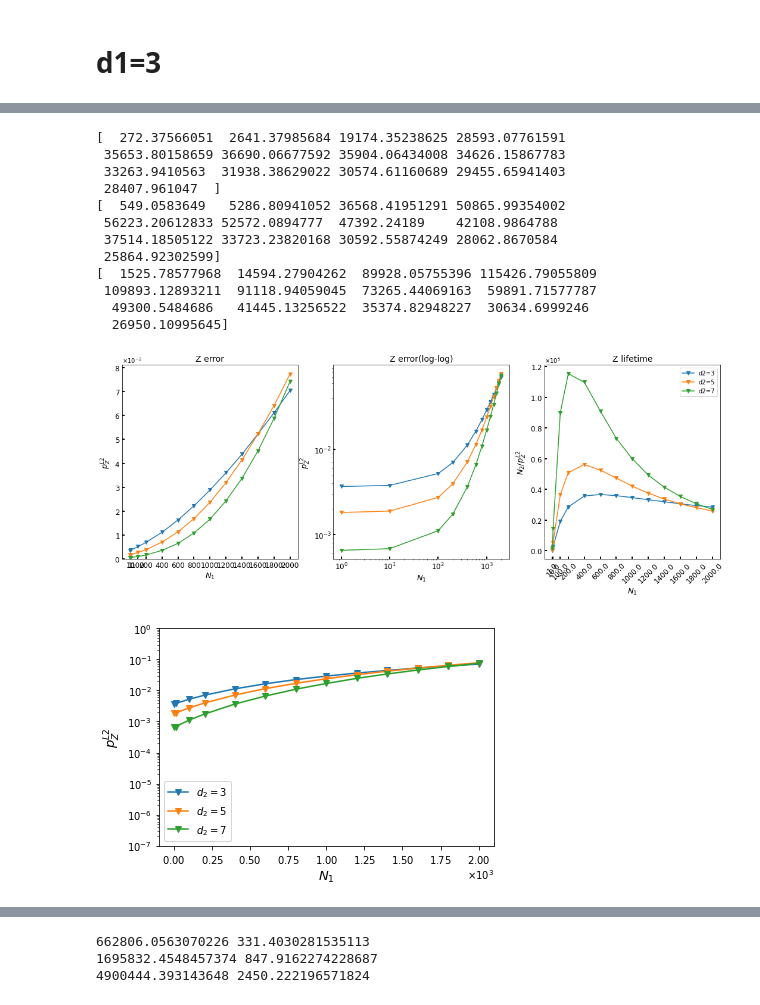
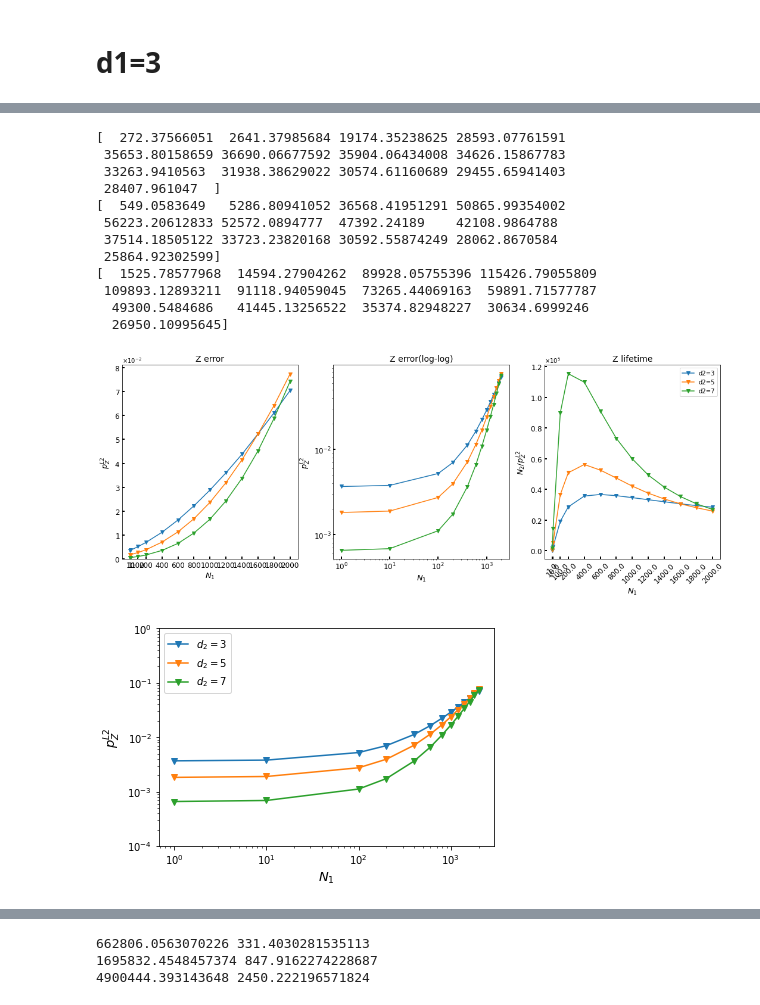
Before and after one commit to kono0924/Fujii-lab, a Jupyter notebook: surface_realistic/realistic_single_round/csv_view_0.005.ipynb, the cells around one changed output, grey strips where cells are left out. Cells and saved outputs as stored; diff of their text form; code cells hidden in the pictures.

```diff
--- a/surface_realistic/realistic_single_round/csv_view_0.005.ipynb
+++ b/surface_realistic/realistic_single_round/csv_view_0.005.ipynb
@@ -85,0 +87,30 @@ plt.show()
+# %%
+from sklearn import linear_model
+clf = linear_model.LinearRegression()
+
+cm = plt.get_cmap("tab10")
+fig, ax = plt.subplots()
+for i in range(len(code_distance_list)):
+    b = np.array(data1.loc[code_distance_list[i]])
+    X = np.log10(a).reshape(-1, 1)
+    Y = np.log10(b)
+    clf.fit(X[-5:], Y[-5:])
+    print(clf.coef_)
+    print(clf.intercept_)
+    ax.plot(a, b,marker='x',label=r"$d_{2}=$"+str(code_distance_list[i]),linewidth=0)
+    ax.plot(a, 10**clf.predict(np.log10(a).reshape(-1, 1)),marker='',color=cm(i),linestyle="dashed")
+ax.set_xlabel(r"$N_1$", fontsize=13)
+ax.set_ylabel(r'$p_X^{L2}$', fontsize=13)
+ax.set_ylim(0,)
+ax.xaxis.set_major_formatter(ptick.ScalarFormatter(useMathText=True))
+ax.ticklabel_format(style="sci",  axis="x",scilimits=(0,0))
+ax.yaxis.set_major_formatter(ptick.ScalarFormatter(useMathText=True))
+ax.ticklabel_format(style="sci",  axis="y",scilimits=(0,0))
+ax.set_xticks(a)
+ax.set_xscale("log")
+ax.set_yscale("log")
+ax.set_ylim(0.0000000001, 0.1)
+ax.legend()
+
+fig, ax = plt.subplots(figsize=(5, 3))
+ax.plot([3,5,7], [1.84612739,2.77179584,3.62315901],marker='x')
@@ -158,32 +199,33 @@ plt.show()
 
 fig, ax = plt.subplots()
 for i in range(len(code_distance_list)):
     b = np.array(data2.loc[code_distance_list[i]])
     ax.plot(a, b,marker='v',label=r"$d_2=$"+str(code_distance_list[i]))
 ax.set_xlabel(r"$N_1$", fontsize=13)
 ax.set_ylabel(r'$p_Z^{L2}$', fontsize=13)
 ax.set_ylim(0,)
 ax.xaxis.set_major_formatter(ptick.ScalarFormatter(useMathText=True)) # x軸指数表記
 ax.ticklabel_format(style="sci",  axis="x",scilimits=(0,0))
 ax.yaxis.set_major_formatter(ptick.ScalarFormatter(useMathText=True))
 ax.ticklabel_format(style="sci",  axis="y",scilimits=(0,0))
 #ax.set_xticks(a)
+ax.set_xscale("log")
 ax.set_yscale("log")
-ax.set_ylim(1e-7,1e-0)
+ax.set_ylim(1e-4,1e-0)
 plt.legend()
 plt.show()
 # %% [output]
 [  272.37566051  2641.37985684 19174.35238625 28593.07761591
  35653.80158659 36690.06677592 35904.06434008 34626.15867783
  33263.9410563  31938.38629022 30574.61160689 29455.65941403
  28407.961047  ]
 [  549.0583649   5286.80941052 36568.41951291 50865.99354002
  56223.20612833 52572.0894777  47392.24189    42108.9864788
  37514.18505122 33723.23820168 30592.55874249 28062.8670584
  25864.92302599]
 [  1525.78577968  14594.27904262  89928.05755396 115426.79055809
  109893.12893211  91118.94059045  73265.44069163  59891.71577787
   49300.5484686   41445.13256522  35374.82948227  30634.6999246
   26950.10995645]
 [figure]
-[figure, old version]
+[figure, new version]
```
Also changed, not shown: parts of 7 cells of this notebook, 4 other files.
